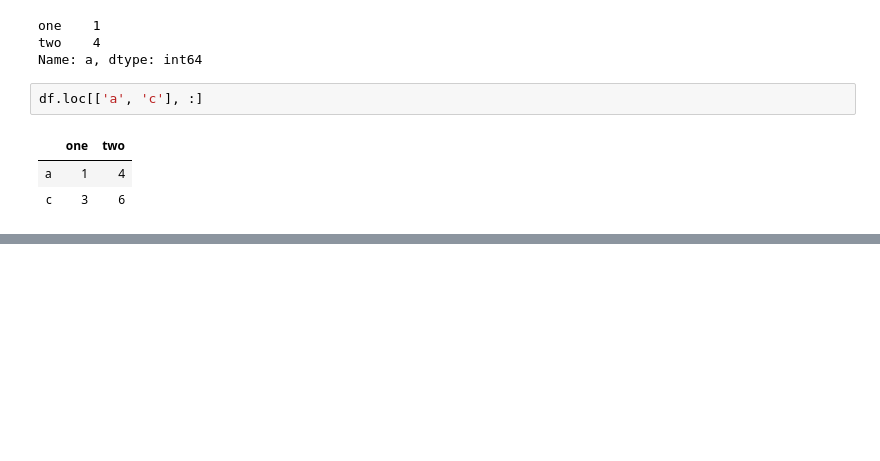
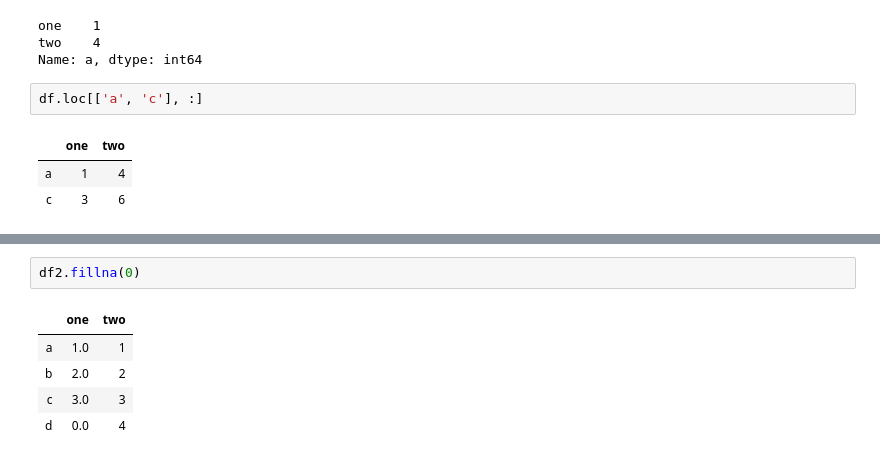
Before and after one commit to koking0/PythonAI, a Jupyter notebook: 第一模块_数据分析/Pandas_Learn.ipynb, the cells around one changed output, grey strips where cells are left out. Cells and saved outputs as stored; diff of their text form; blank space fills up the shorter version.

```diff
--- a/第一模块_数据分析/Pandas_Learn.ipynb
+++ b/第一模块_数据分析/Pandas_Learn.ipynb
@@ -351,0 +393,8 @@ df.loc[['a', 'c'], :]
+# %%
+df2.fillna(0)
+# %% [output]
+|  | one | two |
+| a | 1.0 | 1 |
+| b | 2.0 | 2 |
+| c | 3.0 | 3 |
+| d | 0.0 | 4 |
```
Also changed, not shown: parts of 43 cells of this notebook, 5 other files.
